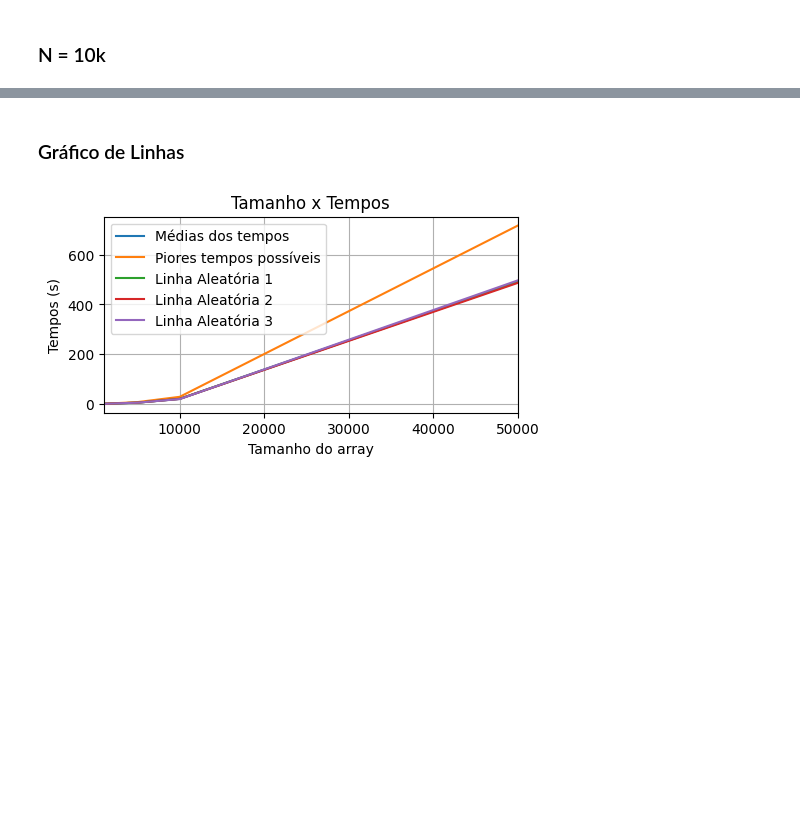
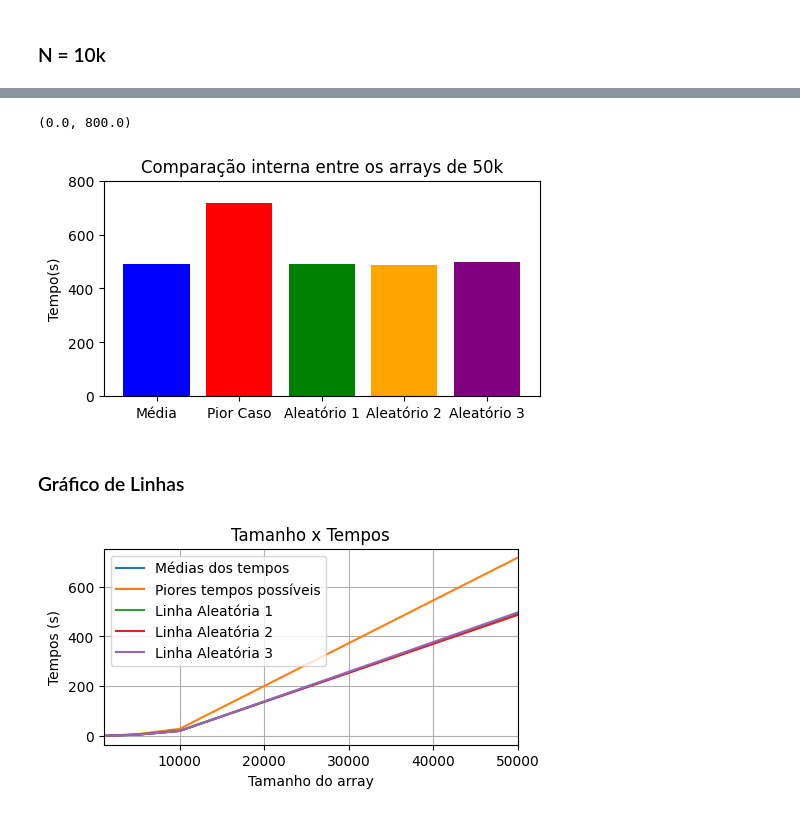
Before and after one commit to diegonhd/ArraySorting_Benchmark, a Jupyter notebook: analysis_bubblesort.ipynb, the cells around one changed output, grey strips where cells are left out. Cells and saved outputs as stored; diff of their text form; code cells hidden in the pictures; blank space fills up the shorter version.

```diff
--- a/analysis_bubblesort.ipynb
+++ b/analysis_bubblesort.ipynb
@@ -110,3 +72,15 @@ ax.grid(True)
+# %%
+y = np.hstack(([mean_time_50K, time_wc_50k], list_arr_50k))
+cores = ['blue', 'red', 'green', 'orange', 'purple']
+categorias = np.array(['Média', 'Pior Caso', 'Aleatório 1', 'Aleatório 2', 'Aleatório 3'])
+fig, ax = plt.subplots(figsize = (5, 2.7), layout = 'constrained')
+ax.bar(categorias, y, color = cores)
+ax.set_ylabel('Tempo(s)')
+ax.set_title("Comparação interna entre os arrays de 50k")
+ax.set_ylim(0, 800)
+# %% [output]
+(0.0, 800.0)
+[figure, added]
 # %% [markdown]
 ### Gráfico de Linhas
 # %%
```
Also changed, not shown: parts of 4 cells of this notebook, 1 other file.
